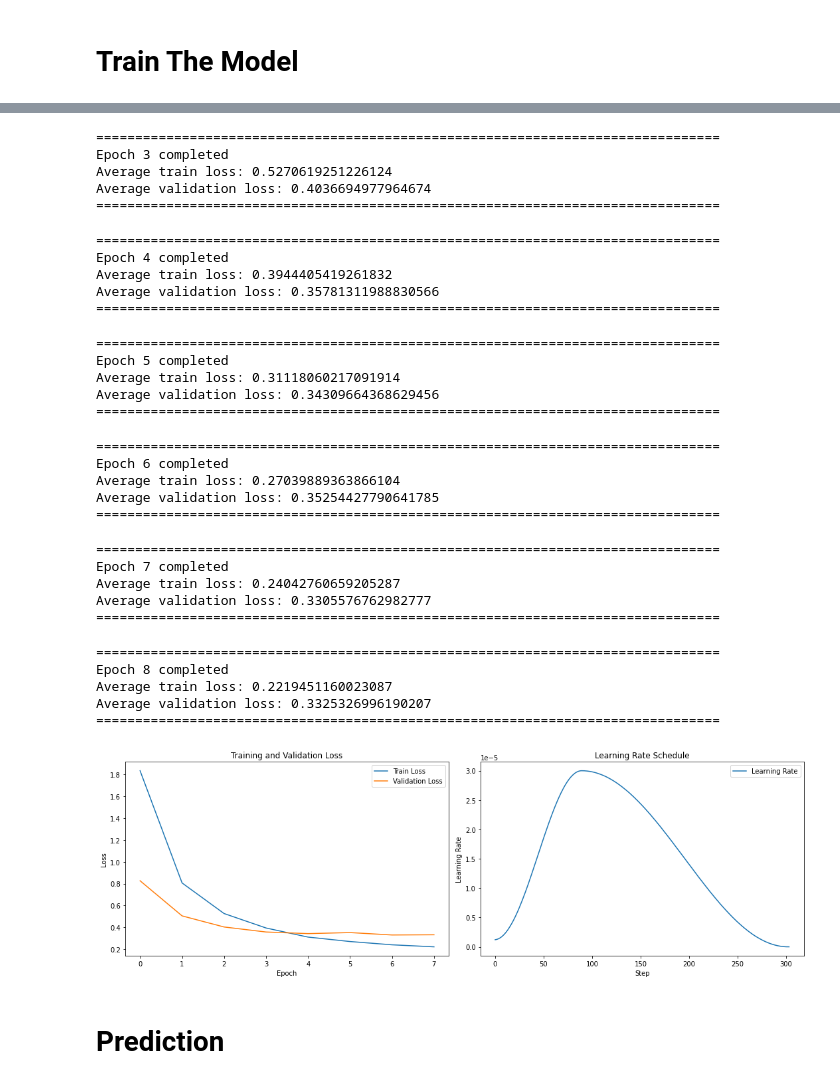
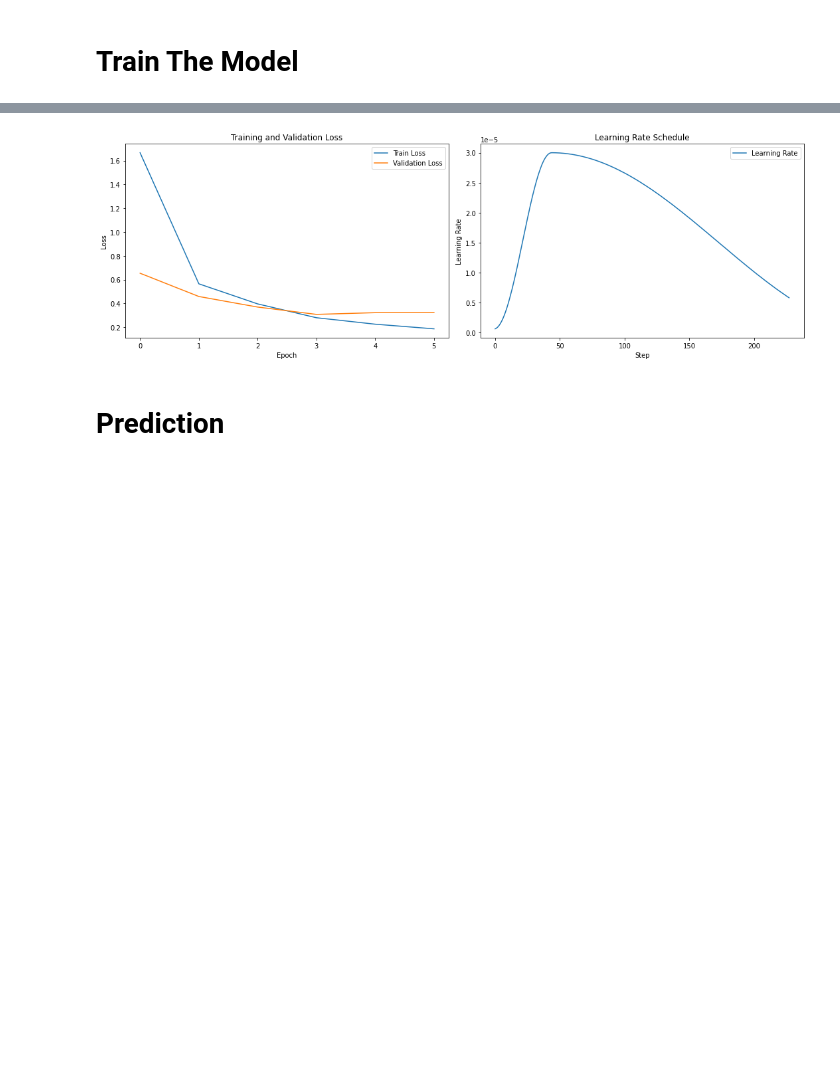
Before and after one commit to NitayGitHub/Resume-NER-Using-Bert, a Jupyter notebook: Resume NER Prediction.ipynb, the cells around one changed output, grey strips where cells are left out. Drawn from its saved outputs; the diff is of its cells as text; code cells hidden in the pictures; blank space fills up the shorter version.

```diff
--- a/Resume NER Prediction.ipynb
+++ b/Resume NER Prediction.ipynb
@@ -242,10 +193,10 @@ Validation sentences:  33
 # %% [markdown]
 # Create DataSet
 # %%
-class Dataset:
-    def __init__(self, texts, tags):
-        self.texts = texts
-        self.tags = tags
+class Dataset(Dataset):
+    def __init__(self, words_tags_df):
+        self.texts = words_tags_df['Word'].tolist()
+        self.tags = words_tags_df['Tag'].tolist()
 
     def __len__(self):
         return len(self.texts)
@@ -290,9 +241,9 @@ class Dataset:
         }
 # %%
 # Create DataLoaders
-train_dataset = Dataset(texts = train_sent, tags = train_tag)
-val_dataset = Dataset(texts = val_sent, tags = val_tag)
-train_dl = DataLoader(train_dataset, batch_size=Config.TRAIN_BATCH_SIZE, pin_memory=True)
+train_dataset = Dataset(train_sent)
+
+val_dataset = Dataset(val_sent)
 val_dl = DataLoader(val_dataset, batch_size=Config.VAL_BATCH_SIZE, pin_memory=True)
 # %% [markdown]
 # Build a Model, Calculate Loss
@@ -302,30 +253,30 @@ class NERBertModel(nn.Module):
     def __init__(self, num_tag):
         super(NERBertModel, self).__init__()
         self.num_tag = num_tag
-        model = AutoModelForTokenClassification.from_pretrained("dslim/bert-base-NER")
+        model = AutoModelForTokenClassification.from_pretrained(Config.MODEL_NAME)
         model.dropout = torch.nn.Dropout(p=Config.DROPOUT)
         model.classifier = torch.nn.Linear(in_features=768, out_features=self.num_tag, bias=True)
         self.bert = model
 
-    def forward(self, ids, mask, token_type_ids, target_tags=None):
+    def forward(self, ids, mask, token_type_ids, target_tags):
 
         tag_logits = self.bert(ids, attention_mask=mask, token_type_ids=token_type_ids, return_dict=False)[0]
 
         loss = None
-        if target_tags is not None:
-            # Calculate the loss only if target tags are provided
-            criterion_loss = nn.CrossEntropyLoss()
 
-            # Flatten mask, logits, and target tags for loss calculation
-            active_loss = mask.view(-1) == 1
-            active_logits = tag_logits.view(-1, self.num_tag)
+        # Calculate the loss only if target tags are provided
+        criterion_loss = nn.CrossEntropyLoss()
 
-            # Ensure ignore index is on the same device
-            ignore_index = torch.tensor(criterion_loss.ignore_index).type_as(target_tags)
-            active_labels = torch.where(active_loss, target_tags.view(-1), ignore_index)
+        # Flatten mask, logits, and target tags for loss calculation
+        active_loss = mask.view(-1) == 1
+        active_logits = tag_logits.view(-1, self.num_tag)
 
-            # Compute the loss
-            loss = criterion_loss(active_logits, active_labels)
+        # Ensure ignore index is on the same device
+        ignore_index = torch.tensor(criterion_loss.ignore_index).type_as(target_tags)
+        active_labels = torch.where(active_loss, target_tags.view(-1), ignore_index)
+
+        # Compute the loss
+        loss = criterion_loss(active_logits, active_labels)
 
         return tag_logits, loss
 # %% [markdown]
@@ -455,7 +406,7 @@ learning_rate = 0.00003
 weight_decay = 0.005
 
 # Load pre-trained model
-num_tag = len(df_data.Tag.value_counts())
+num_tag = len(words_tags_df.Tag.value_counts())
 model = NERBertModel(num_tag=num_tag)
 model.to(device)
 
@@ -469,5 +420,5 @@ if torch.cuda.device_count() > 1:
 
 model.to(device)
 
-train_and_validate(model, train_dl, val_dl, full_opt, epochs, learning_rate)
+train_and_validate(model, train_dataset, val_dl, full_opt, epochs, train_loss_threshold=0.2)
 # %% [output]
@@ -484,34 +425,4 @@ Average validation loss: 0.505521148443222
-================================================================================
-Epoch 3 completed
-Average train loss: 0.5270619251226124
-Average validation loss: 0.4036694977964674
-================================================================================
-================================================================================
-Epoch 4 completed
-Average train loss: 0.3944405419261832
-Average validation loss: 0.35781311988830566
-================================================================================
-================================================================================
-Epoch 5 completed
-Average train loss: 0.31118060217091914
-Average validation loss: 0.34309664368629456
-================================================================================
-================================================================================
-Epoch 6 completed
-Average train loss: 0.27039889363866104
-Average validation loss: 0.35254427790641785
-================================================================================
-================================================================================
-Epoch 7 completed
-Average train loss: 0.24042760659205287
-Average validation loss: 0.3305576762982777
-================================================================================
-================================================================================
-Epoch 8 completed
-Average train loss: 0.2219451160023087
-Average validation loss: 0.3325326996190207
-================================================================================
-[figure, old version]
+[figure, new version]
 # %% [markdown]
 # Prediction
 # %%
```
Also changed, not shown: parts of 20 cells of this notebook.
